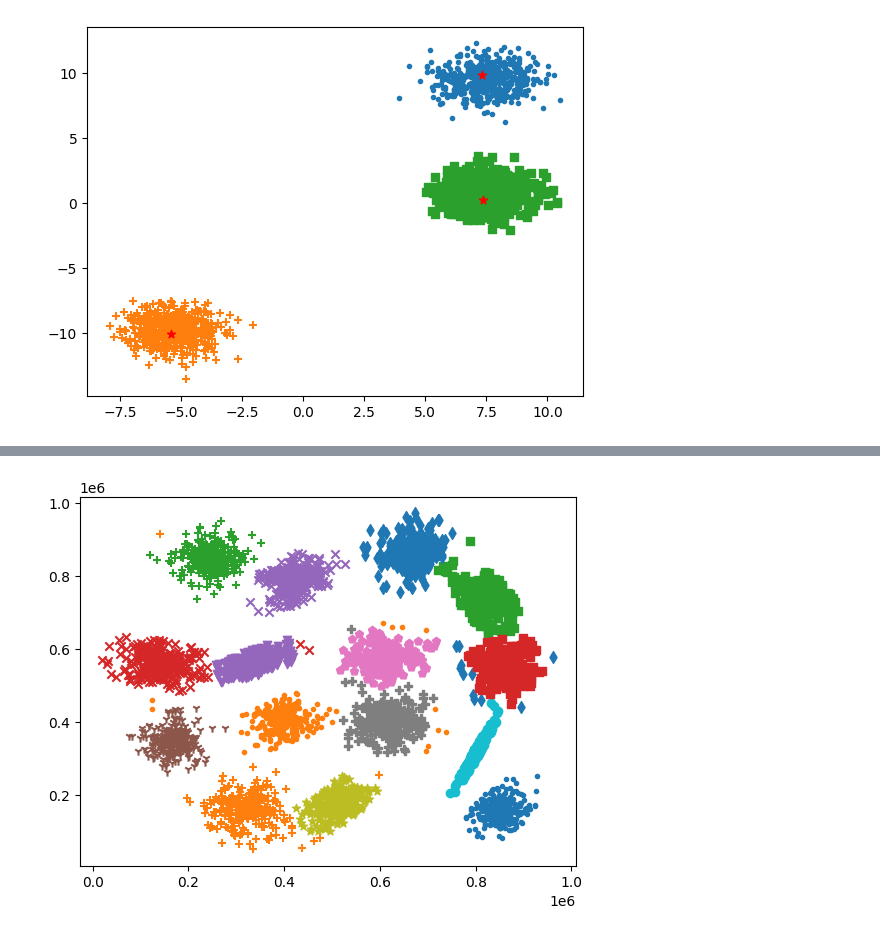
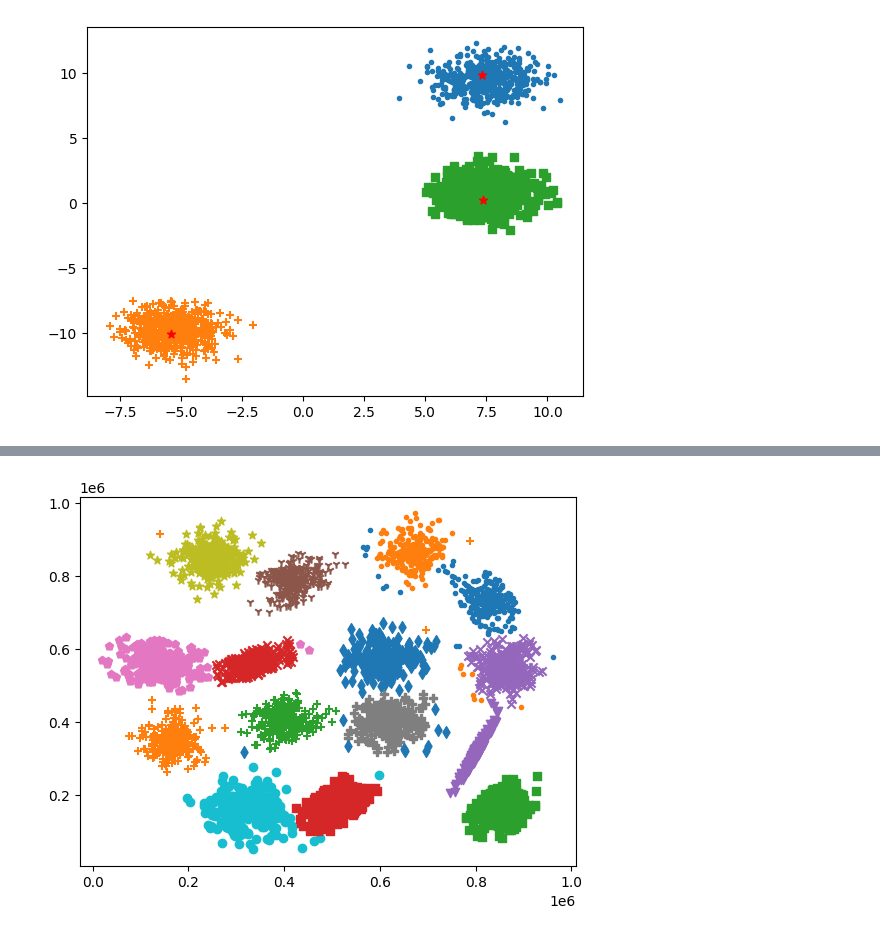
Before and after one commit to mike-liuliu/Min-Max-Jump-distance, a Jupyter notebook: test using PAM algorithm.ipynb, the cells around one changed output, grey strips where cells are left out. Drawn from its saved outputs; the diff is of its cells as text; code cells hidden in the pictures.

```diff
--- a/test using PAM algorithm.ipynb
+++ b/test using PAM algorithm.ipynb
@@ -93,20 +101,22 @@ MMJ_K_means_using_PAM_algo(X, num_clusters, mmj_distance_matrix)
 # %%
 data_id  = 108
 
 X = test_data_145[data_id]
 num_clusters =  true_K_145[data_id]
 
-mmj_distance_matrix = pickle.load( open( f"./mmj_distance_matrix_precomputed/mmj_r_data_{data_id}.p", "rb" ) )
+# mmj_distance_matrix = pickle.load( open( f"./mmj_distance_matrix_precomputed/mmj_r_data_{data_id}.p", "rb" ) )
+
+mmj_distance_matrix =  cal_mmj_matrix_by_algo_4_Calculation_and_Copy(X)
 
 # Fit model
 km_model = kmedoids.fasterpam(mmj_distance_matrix, num_clusters)
 
 
 label = km_model.labels
 
 plot_2D_or_3D_data(X, label)
 # %% [output]
-[figure, old version]
+[figure, new version]
 # %%
 MMJ_K_means_using_PAM_algo(X, num_clusters, mmj_distance_matrix)
 # %% [output]
```
Also changed, not shown: parts of 11 cells of this notebook, 5 other files.
